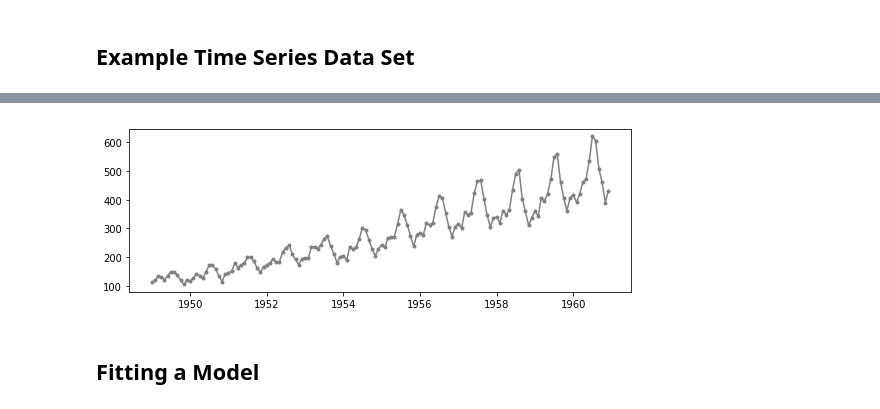
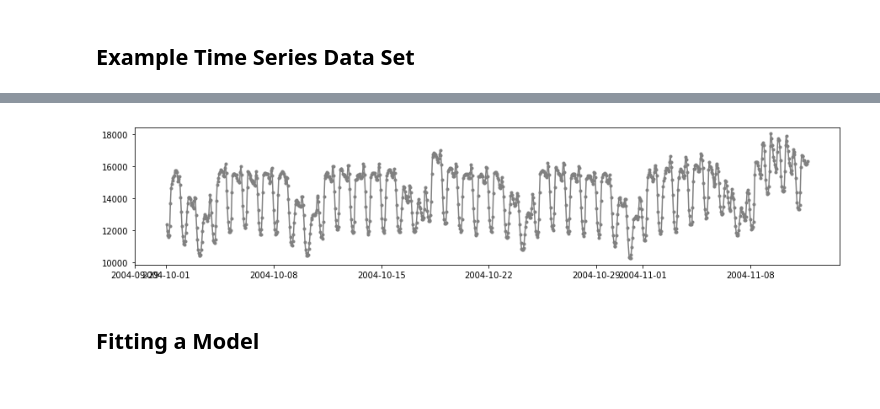
Before and after one commit to Daniel8hen/firefly-tutorials, a Jupyter notebook: meetup_automl_timeseries/Walkthrough.ipynb, the cells around one changed output, grey strips where cells are left out. Saved outputs shown, nothing was run; the diff lists cells and outputs as text; code cells hidden in the pictures.

```diff
--- a/meetup_automl_timeseries/Walkthrough.ipynb
+++ b/meetup_automl_timeseries/Walkthrough.ipynb
@@ -18,10 +23,20 @@ from sklearn.base import BaseEstimator, RegressorMixin
 # %% [markdown]
 ## Example Time Series Data Set
 # %%
-data = pd.read_csv('data/air_passengers.csv', parse_dates=['date'])
-plt.figure(figsize=(9,3))
-plt.plot(data.date, data.y, '.-', c='gray')
+size = 1000
+df = pd.read_csv('data/AEP_hourly.csv', parse_dates=['Datetime'])
 
-t_diff_median = data.date.diff().median()
+# sort dates ascending
+df = df.set_index(['Datetime'])
+df = df.sort_index()
+df = df.reset_index()
+
+t = df.Datetime[0:size]
+y = df.AEP_MW[0:size]
+
+plt.figure(figsize=(15,3))
+plt.plot(t, y, '.-', c='gray')
+
+t_diff_median = t.diff().median()
 print('Average time step: {!s}'.format(t_diff_median))
 # %% [output]
@@ -29,4 +44,4 @@ Average time step: 31 days 00:00:00
-[figure, old version]
+[figure, new version]
 # %% [markdown]
 ## Fitting a Model
 # %%
```
Also changed, not shown: parts of 5 cells of this notebook, 1 other file.
